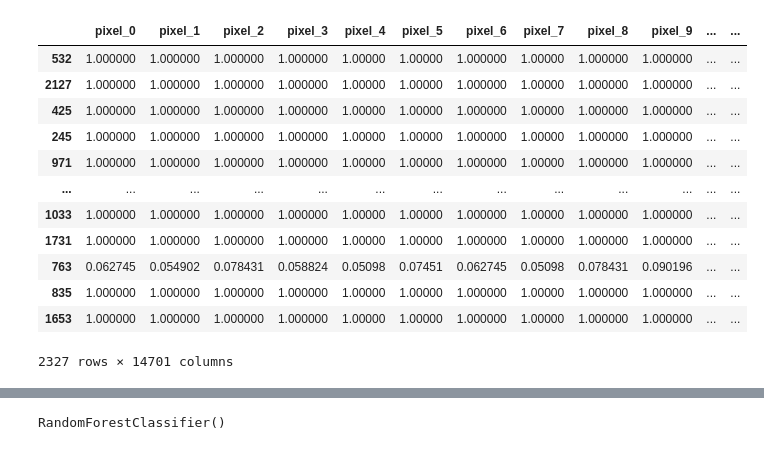
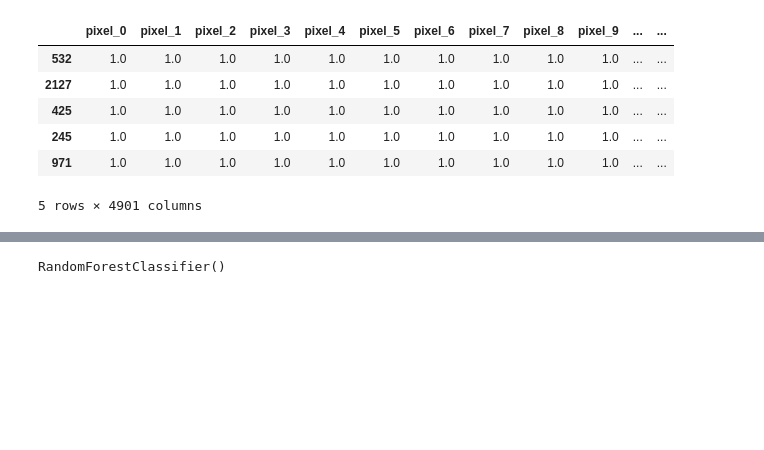
Before and after one commit to or-yitshak/ancient-coins, a Jupyter notebook: coin classification.ipynb, the cells around one changed output, grey strips where cells are left out. Cells and saved outputs as stored; diff of their text form; code cells hidden in the pictures; blank space fills up the shorter version.

```diff
--- a/coin classification.ipynb
+++ b/coin classification.ipynb
@@ -18,9 +18,9 @@ def label_img(img):
 # %%
 data = []
 labels = []
-for img in os.listdir(r'C:\Users\yahal\Desktop\ancient-coins\coins'):
+for img in os.listdir(r'ptolemy silver proarchives'):
     label = label_img(img)
-    path = os.path.join(r'C:\Users\yahal\Desktop\ancient-coins\coins',img)
+    path = os.path.join(r'ptolemy silver proarchives',img)
     img = cv2.resize(cv2.imread(path, cv2.IMREAD_GRAYSCALE),(140,70))
     data.append(np.array(np.array(img[0:70,0:70]).flatten()))
     labels.append(label)
@@ -33,21 +33,15 @@ data = data/255
 data['label'] = labels
 data = data.sample(frac=1,random_state=0)
 # %%
-data
+data.head()
 # %% [output]
 |  | pixel_0 | pixel_1 | pixel_2 | pixel_3 | pixel_4 | pixel_5 | pixel_6 | pixel_7 | pixel_8 | pixel_9 | ... | ... |
-| 532 | 1.000000 | 1.000000 | 1.000000 | 1.000000 | 1.00000 | 1.00000 | 1.000000 | 1.00000 | 1.000000 | 1.000000 | ... | ... |
-| 2127 | 1.000000 | 1.000000 | 1.000000 | 1.000000 | 1.00000 | 1.00000 | 1.000000 | 1.00000 | 1.000000 | 1.000000 | ... | ... |
-| 425 | 1.000000 | 1.000000 | 1.000000 | 1.000000 | 1.00000 | 1.00000 | 1.000000 | 1.00000 | 1.000000 | 1.000000 | ... | ... |
-| 245 | 1.000000 | 1.000000 | 1.000000 | 1.000000 | 1.00000 | 1.00000 | 1.000000 | 1.00000 | 1.000000 | 1.000000 | ... | ... |
-| 971 | 1.000000 | 1.000000 | 1.000000 | 1.000000 | 1.00000 | 1.00000 | 1.000000 | 1.00000 | 1.000000 | 1.000000 | ... | ... |
-| ... | ... | ... | ... | ... | ... | ... | ... | ... | ... | ... | ... | ... |
-| 1033 | 1.000000 | 1.000000 | 1.000000 | 1.000000 | 1.00000 | 1.00000 | 1.000000 | 1.00000 | 1.000000 | 1.000000 | ... | ... |
-| 1731 | 1.000000 | 1.000000 | 1.000000 | 1.000000 | 1.00000 | 1.00000 | 1.000000 | 1.00000 | 1.000000 | 1.000000 | ... | ... |
-| 763 | 0.062745 | 0.054902 | 0.078431 | 0.058824 | 0.05098 | 0.07451 | 0.062745 | 0.05098 | 0.078431 | 0.090196 | ... | ... |
-| 835 | 1.000000 | 1.000000 | 1.000000 | 1.000000 | 1.00000 | 1.00000 | 1.000000 | 1.00000 | 1.000000 | 1.000000 | ... | ... |
-| 1653 | 1.000000 | 1.000000 | 1.000000 | 1.000000 | 1.00000 | 1.00000 | 1.000000 | 1.00000 | 1.000000 | 1.000000 | ... | ... |
+| 532 | 1.0 | 1.0 | 1.0 | 1.0 | 1.0 | 1.0 | 1.0 | 1.0 | 1.0 | 1.0 | ... | ... |
+| 2127 | 1.0 | 1.0 | 1.0 | 1.0 | 1.0 | 1.0 | 1.0 | 1.0 | 1.0 | 1.0 | ... | ... |
+| 425 | 1.0 | 1.0 | 1.0 | 1.0 | 1.0 | 1.0 | 1.0 | 1.0 | 1.0 | 1.0 | ... | ... |
+| 245 | 1.0 | 1.0 | 1.0 | 1.0 | 1.0 | 1.0 | 1.0 | 1.0 | 1.0 | 1.0 | ... | ... |
+| 971 | 1.0 | 1.0 | 1.0 | 1.0 | 1.0 | 1.0 | 1.0 | 1.0 | 1.0 | 1.0 | ... | ... |
-2327 rows × 14701 columns
+5 rows × 4901 columns
 # %%
 test = data.iloc[1800:]
 test.reset_index(drop=True,inplace=True)
```
Also changed, not shown: parts of 30 cells of this notebook.
